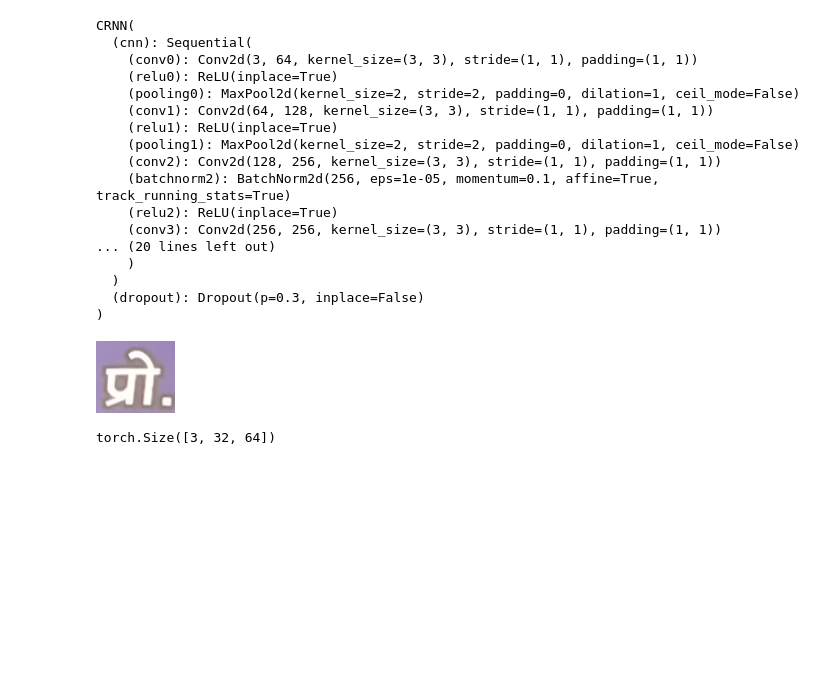
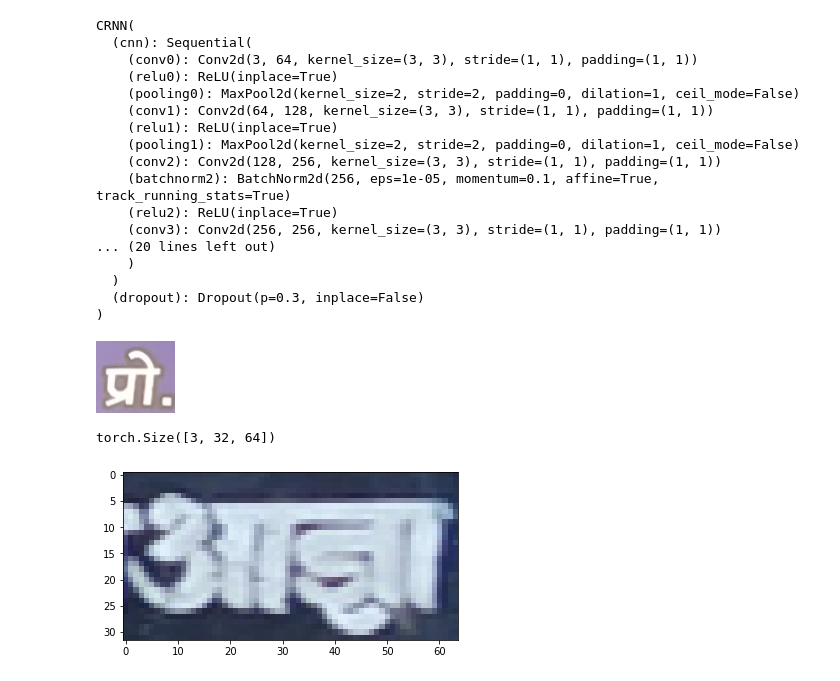
Before and after one commit to sarcasticvibes/CRNN-for-Hindi-Text-Recognition, a Jupyter notebook: CRNN_for_Hindi_Text_Recognition.ipynb, the cells around one changed output. Drawn from its saved outputs; the diff is of its cells as text; code cells hidden in the pictures; blank space fills up the shorter version.

```diff
--- a/CRNN_for_Hindi_Text_Recognition.ipynb
+++ b/CRNN_for_Hindi_Text_Recognition.ipynb
@@ -239,6 +241,14 @@ dataset = DataLoader()
 dataset[5]['image'].shape
 # %% [output]
 torch.Size([3, 32, 64])
+# %%
+image = dataset[5]['image']
+numpy_image = image.permute(1,2,0).cpu().numpy()
+
+fig, ax = plt.subplots(1, 1)
+ax.imshow(numpy_image);
+# %% [output]
+[figure, added]
 # %%
 #Function to convert a batch of labels to coresponding represtentation that can be passed to the CRNN model
 def label_rep(labels, device = device_gpu, letter2index = hindi_alpha2index):
```
Also changed, not shown: parts of 1 cell of this notebook.
